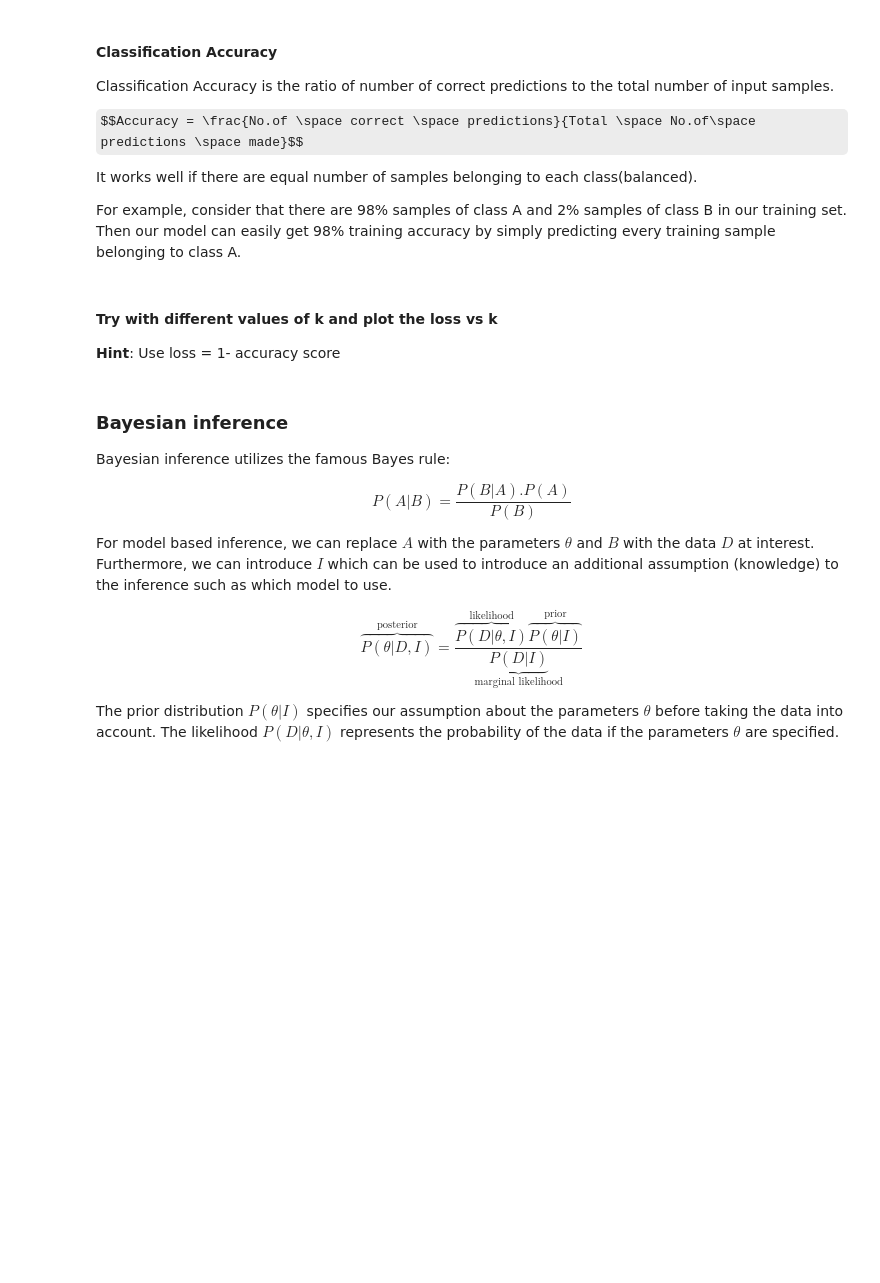
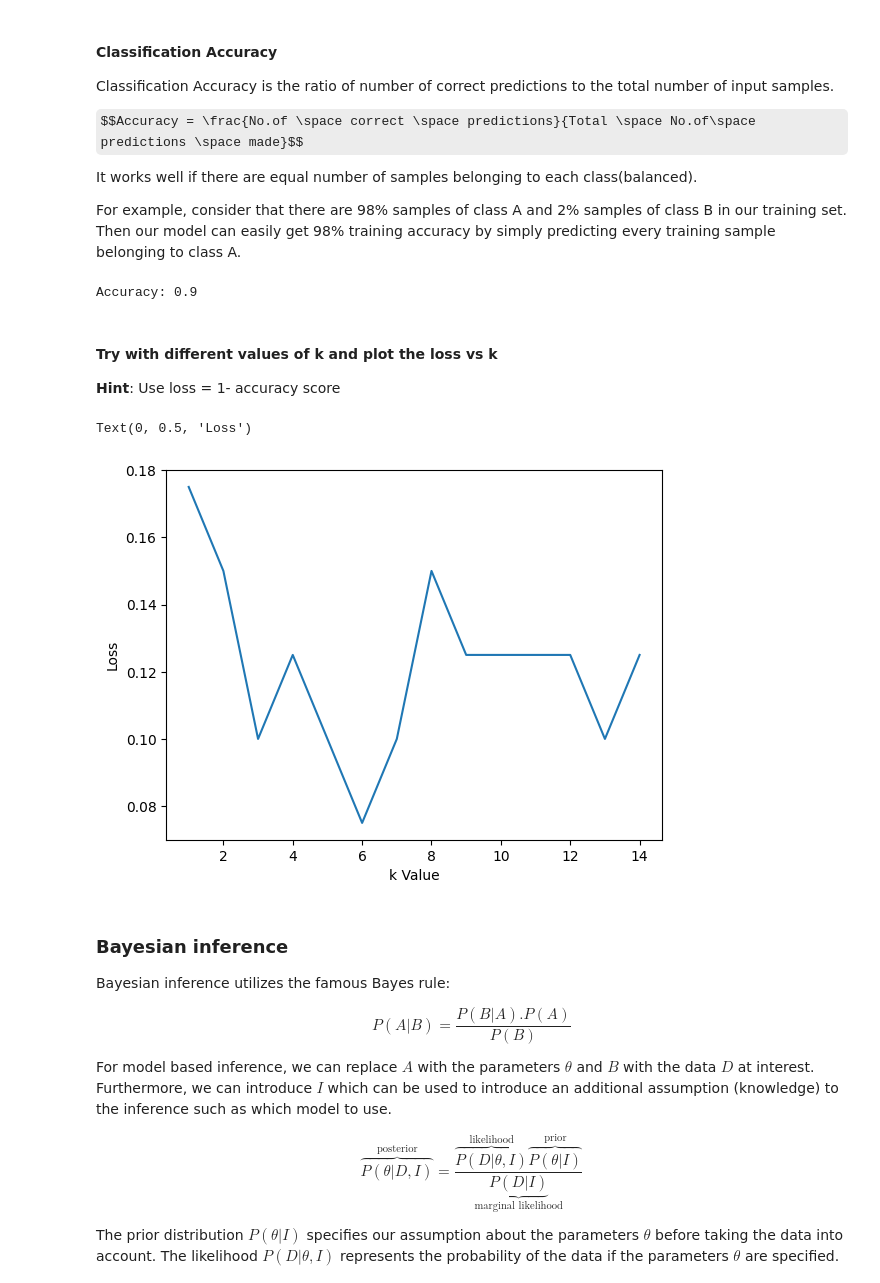
Before and after one commit to ranjithsrajan/PyLab, a Jupyter notebook: M2_AST_01_KNN_Bayes_A.ipynb, the cells around one changed output. Cells and saved outputs as stored; diff of their text form; code cells hidden in the pictures; some formulas as TeX source; blank space fills up the shorter version.

```diff
--- a/M2_AST_01_KNN_Bayes_A.ipynb
+++ b/M2_AST_01_KNN_Bayes_A.ipynb
@@ -375,6 +399,8 @@ For more information, please refer to the documentation: [knn-sklearn](https://s
 # %%
 # create the classifier
 # YOUR CODE HERE
+knn = KNeighborsClassifier(n_neighbors=5)
 # %%
 # Fit the training data
 # YOUR CODE HERE
+knn.fit(X_train, y_train)
@@ -381,6 +409,7 @@ For more information, please refer to the documentation: [knn-sklearn](https://s
 # %%
 # Predict the test data
 # YOUR CODE HERE
+y_pred_test = knn.predict(X_test)
 # %% [markdown]
 #### Classification Accuracy
 
@@ -394,12 +423,29 @@ For example, consider that there are 98% samples of class A and 2% samples of cl
 # %%
 # compute the accuracy of the classifier model
 # YOUR CODE HERE
+accuracy = metrics.accuracy_score(y_test, y_pred_test)
+print("Accuracy:", accuracy)
+# %% [output]
+Accuracy: 0.9
 # %% [markdown]
 #### Try with different values of k and plot the loss vs k
 
 **Hint**: Use loss = 1- accuracy score
 # %%
 # YOUR CODE HERE Ungraded Exercise: Try with different values of k and plot the loss vs k
+loss = []
+for k in range(1,15):
+  knn= KNeighborsClassifier(n_neighbors=k)
+  knn.fit(X_train, y_train)
+  y_pred_test = knn.predict(X_test)
+  loss.append(1-metrics.accuracy_score(y_test, y_pred_test))
+
+plt.plot(range(1,15),loss)
+plt.xlabel('k Value')
+plt.ylabel('Loss')
+# %% [output]
+Text(0, 0.5, 'Loss')
+[figure, added]
 # %% [markdown]
 ### Bayesian inference
 
```
Also changed, not shown: parts of 17 cells of this notebook.
